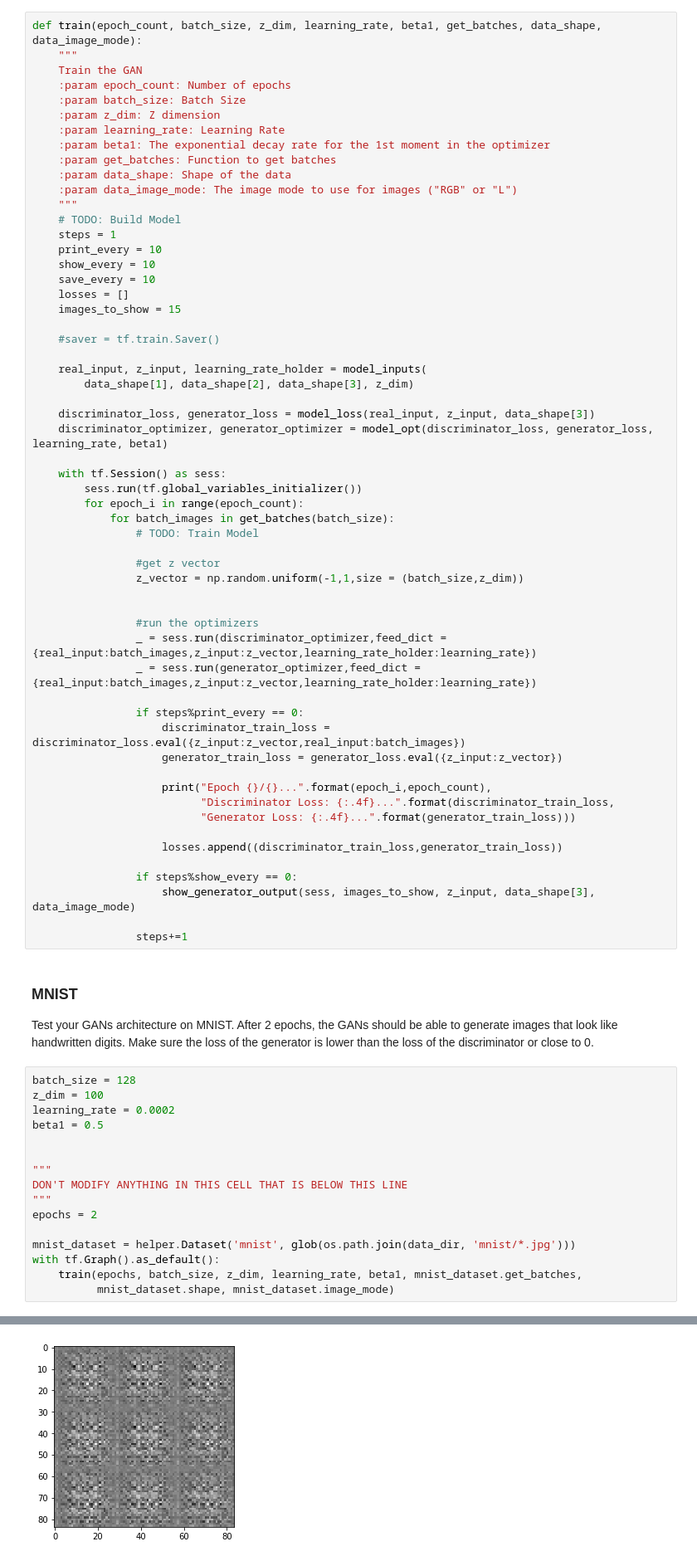
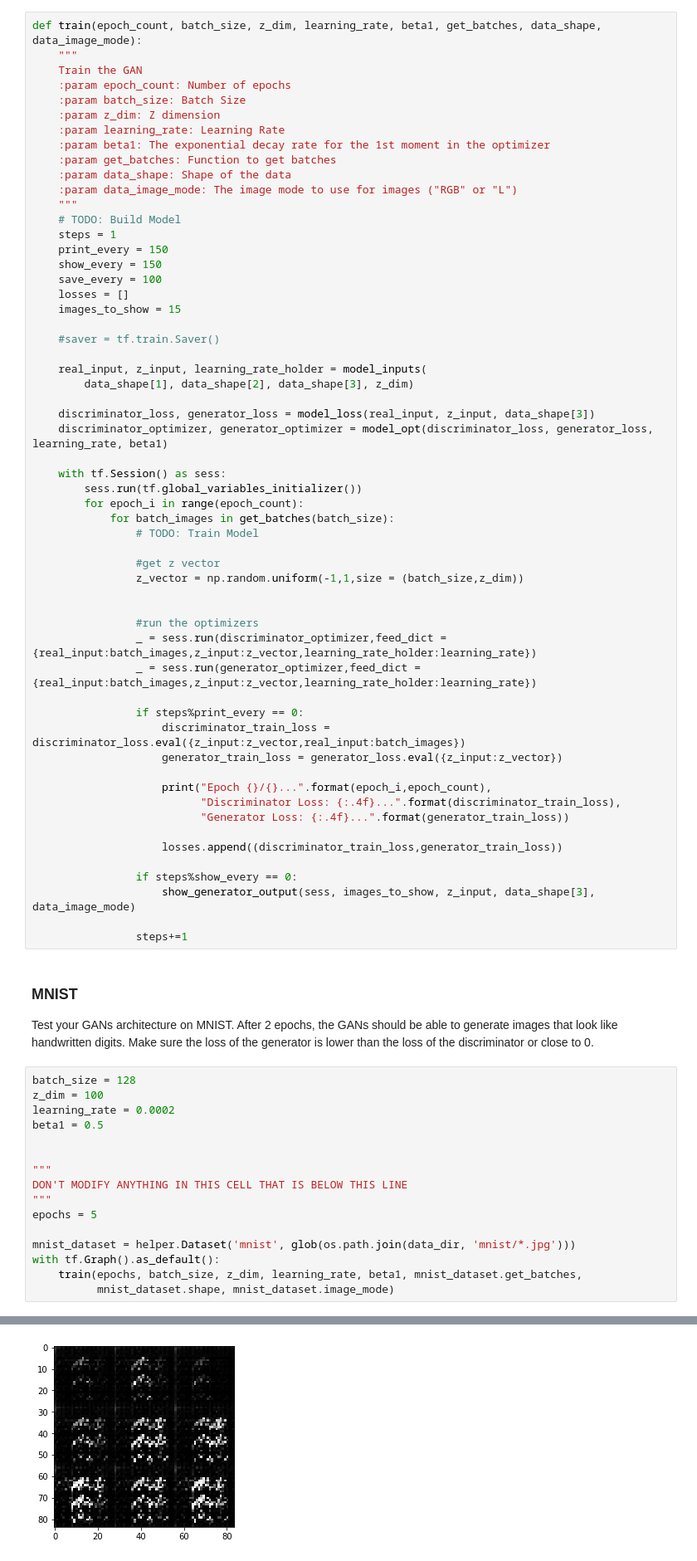
Before and after one commit to llealgt/dcgan_face_generation, a Jupyter notebook: dlnd_face_generation.ipynb, the cells around one changed output, grey strips where cells are left out. Shown at 83% size. Drawn from its saved outputs; the diff is of its cells as text.

```diff
--- a/dlnd_face_generation.ipynb
+++ b/dlnd_face_generation.ipynb
@@ -355,9 +372,9 @@ def train(epoch_count, batch_size, z_dim, learning_rate, beta1, get_batches, dat
     """
     # TODO: Build Model
     steps = 1
-    print_every = 10
-    show_every = 10
-    save_every = 10
+    print_every = 150
+    show_every = 150
+    save_every = 100
     losses = []
     images_to_show = 15
 
@@ -388,8 +405,8 @@ def train(epoch_count, batch_size, z_dim, learning_rate, beta1, get_batches, dat
                     generator_train_loss = generator_loss.eval({z_input:z_vector})
 
                     print("Epoch {}/{}...".format(epoch_i,epoch_count),
-                          "Discriminator Loss: {:.4f}...".format(discriminator_train_loss,
-                          "Generator Loss: {:.4f}...".format(generator_train_loss)))
+                          "Discriminator Loss: {:.4f}...".format(discriminator_train_loss),
+                          "Generator Loss: {:.4f}...".format(generator_train_loss))
 
                     losses.append((discriminator_train_loss,generator_train_loss))
 
@@ -410,7 +427,7 @@ beta1 = 0.5
 """
 DON'T MODIFY ANYTHING IN THIS CELL THAT IS BELOW THIS LINE
 """
-epochs = 2
+epochs = 5
 
 mnist_dataset = helper.Dataset('mnist', glob(os.path.join(data_dir, 'mnist/*.jpg')))
 with tf.Graph().as_default():
@@ -421 +438 @@ Epoch 0/2... Discriminator Loss: 1.2013...
-[figure, old version]
+[figure, new version]
```
Also changed, not shown: parts of 6 cells of this notebook, 1 other file.
